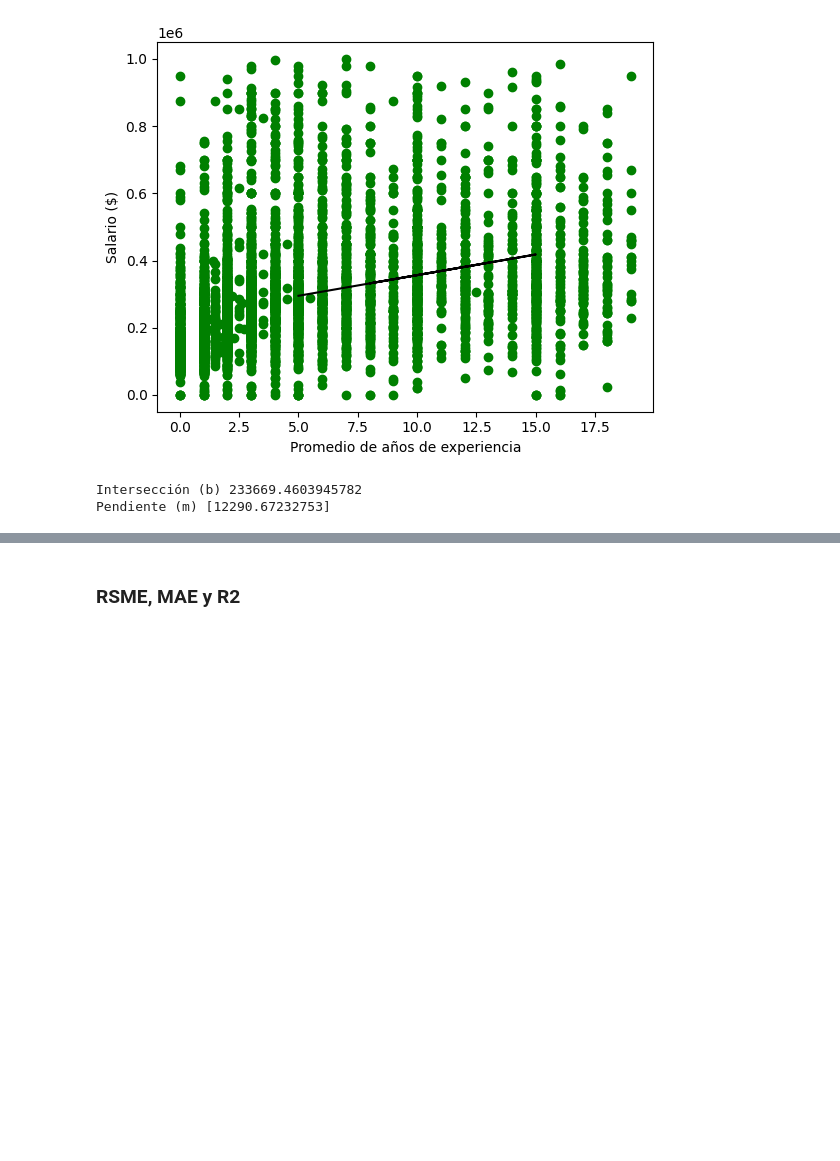
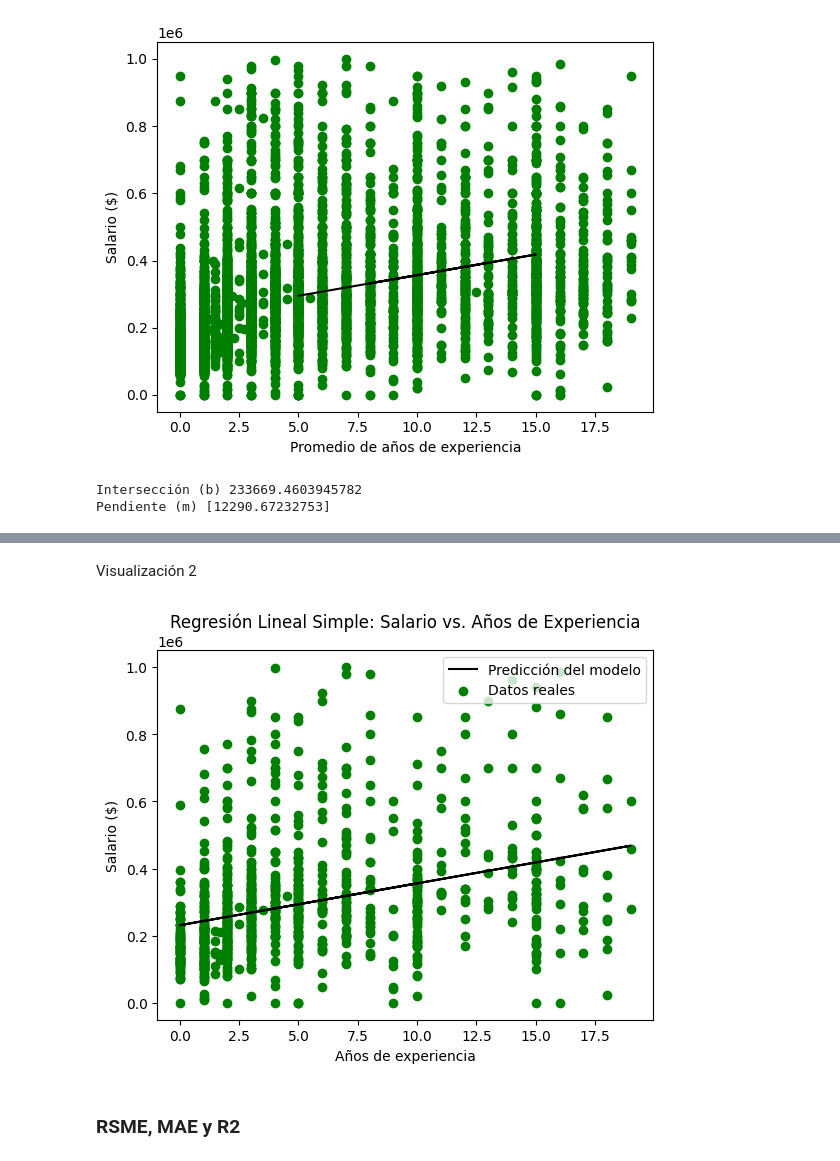
Before and after one commit to LuisSiccardi/ISPC_CienciaDeDatos_I, a Jupyter notebook: main.ipynb, the cells around one changed output, grey strips where cells are left out. Cells and saved outputs as stored; diff of their text form; code cells hidden in the pictures; blank space fills up the shorter version.

```diff
--- a/main.ipynb
+++ b/main.ipynb
@@ -597,3 +622,15 @@ Pendiente (m) [12290.67232753]
+# %% [markdown]
+Visualización 2
+# %%
+plt.plot(x_test, predicciones, color="black", label="Predicción del modelo")
+plt.scatter(x_test, y_test, color="green", label="Datos reales")
+plt.ylabel("Salario ($)")
+plt.xlabel("Años de experiencia")
+plt.title("Regresión Lineal Simple: Salario vs. Años de Experiencia")
+plt.legend()
+plt.show()
+# %% [output]
+[figure, added]
 # %% [markdown]
 ### RSME, MAE y R2
 # %%
```
Also changed, not shown: parts of 8 cells of this notebook.
